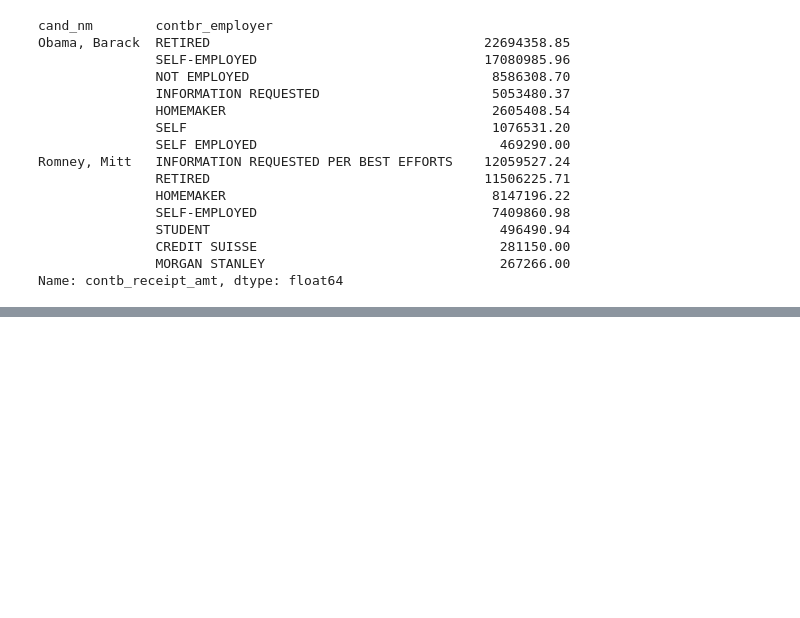
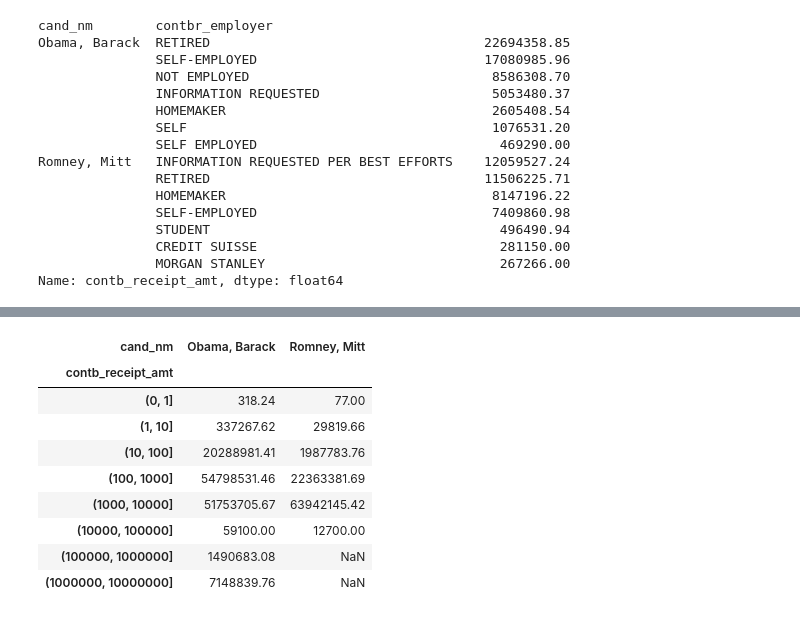
Before and after one commit to xuyagang/pycon, a Jupyter notebook: DA/Exercise/2012联邦选举委员会数据库.ipynb, the cells around one changed output, grey strips where cells are left out. Drawn from its saved outputs; the diff is of its cells as text; code cells hidden in the pictures; blank space fills up the shorter version.

```diff
--- a/DA/Exercise/2012联邦选举委员会数据库.ipynb
+++ b/DA/Exercise/2012联邦选举委员会数据库.ipynb
@@ -339,0 +398,14 @@ Name: contb_receipt_amt, dtype: float64
+# %%
+bucket_sums = grouped.contb_receipt_amt.sum().unstack(0)
+bucket_sums
+# %% [output]
+| cand_nm | Obama, Barack | Romney, Mitt |
+| contb_receipt_amt |  |  |
+| (0, 1] | 318.24 | 77.00 |
+| (1, 10] | 337267.62 | 29819.66 |
+| (10, 100] | 20288981.41 | 1987783.76 |
+| (100, 1000] | 54798531.46 | 22363381.69 |
+| (1000, 10000] | 51753705.67 | 63942145.42 |
+| (10000, 100000] | 59100.00 | 12700.00 |
+| (100000, 1000000] | 1490683.08 | NaN |
+| (1000000, 10000000] | 7148839.76 | NaN |
```
Also changed, not shown: parts of 8 cells of this notebook, 2 other files.
